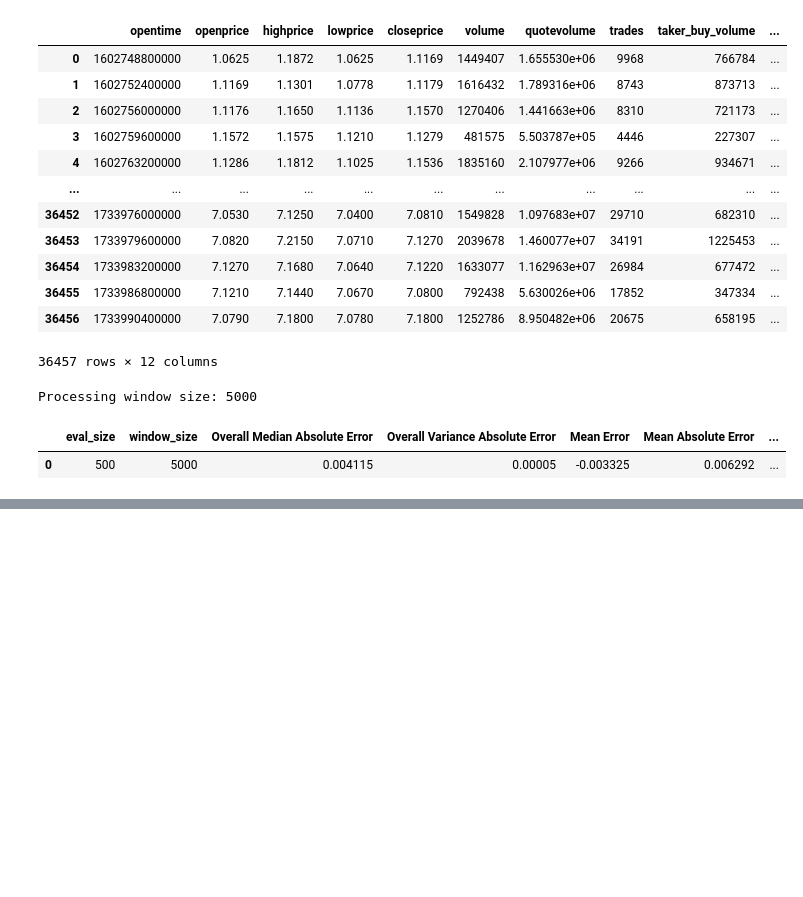
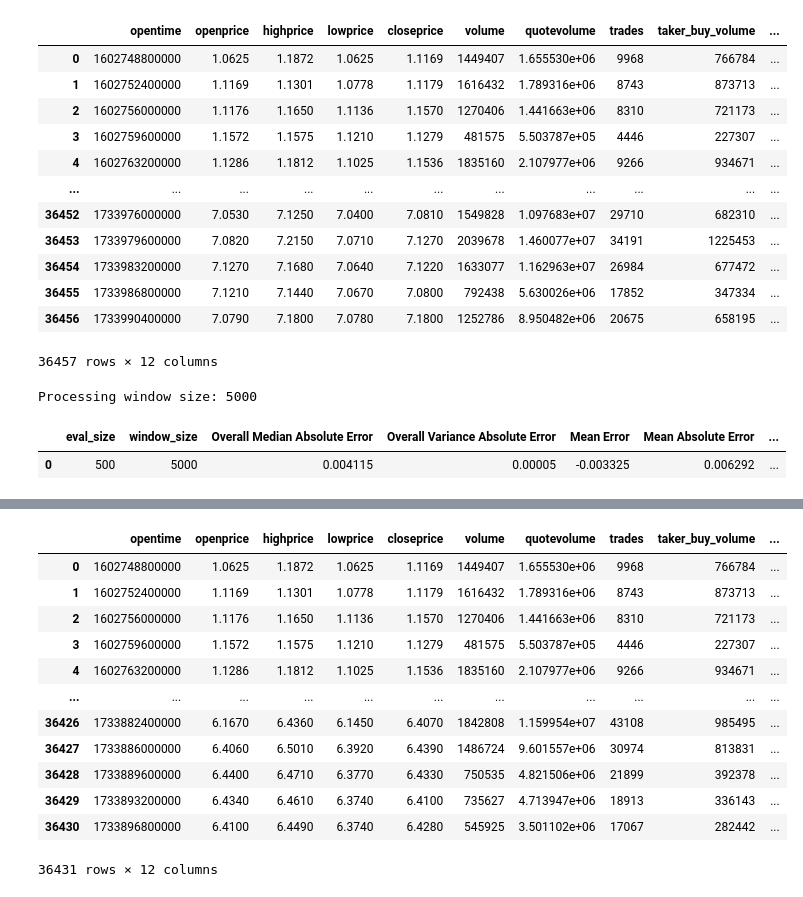
Before and after one commit to rheza-bitwyre/local-share-2, a Jupyter notebook: 02_NEAR_USDT/02_base_model.ipynb, the cells around one changed output, grey strips where cells are left out. Saved outputs shown, nothing was run; the diff lists cells and outputs as text; code cells hidden in the pictures; blank space fills up the shorter version.

```diff
--- a/02_NEAR_USDT/02_base_model.ipynb
+++ b/02_NEAR_USDT/02_base_model.ipynb
@@ -442,0 +472,7 @@ Processing window size: 5000
+# %%
+df_m = df.copy()
+
+# Calculate Volatility
+df_m.drop(columns=['coin','unused', 'closetime'], inplace=True)
+
+df_m
@@ -442,0 +493,30 @@ Processing window size: 5000
+# %%
+df_m['volatility'] = (df_m['highprice'] - df_m['lowprice']) / df_m['highprice']
+
+# Initialize the new column with zeros or NaN
+df_m['next_10h_avg_volatility'] = 0
+
+# Use a for loop to calculate the sum of shifts for the next 10 periods
+for i in range(1, 11):  # Loop through shifts from -1 to -10
+    df_m['next_10h_avg_volatility'] += df_m['volatility'].shift(-i)
+
+# Divide the summed values by 10 to get the average
+df_m['next_10h_avg_volatility'] /= 10
+
+df_m.dropna(inplace=True)
+
+df_m
+# %% [output]
+|  | opentime | openprice | highprice | lowprice | closeprice | volume | quotevolume | trades | taker_buy_volume | ... |
+| 0 | 1602748800000 | 1.0625 | 1.1872 | 1.0625 | 1.1169 | 1449407 | 1.655530e+06 | 9968 | 766784 | ... |
+| 1 | 1602752400000 | 1.1169 | 1.1301 | 1.0778 | 1.1179 | 1616432 | 1.789316e+06 | 8743 | 873713 | ... |
+| 2 | 1602756000000 | 1.1176 | 1.1650 | 1.1136 | 1.1570 | 1270406 | 1.441663e+06 | 8310 | 721173 | ... |
+| 3 | 1602759600000 | 1.1572 | 1.1575 | 1.1210 | 1.1279 | 481575 | 5.503787e+05 | 4446 | 227307 | ... |
+| 4 | 1602763200000 | 1.1286 | 1.1812 | 1.1025 | 1.1536 | 1835160 | 2.107977e+06 | 9266 | 934671 | ... |
+| ... | ... | ... | ... | ... | ... | ... | ... | ... | ... | ... |
+| 36426 | 1733882400000 | 6.1670 | 6.4360 | 6.1450 | 6.4070 | 1842808 | 1.159954e+07 | 43108 | 985495 | ... |
+| 36427 | 1733886000000 | 6.4060 | 6.5010 | 6.3920 | 6.4390 | 1486724 | 9.601557e+06 | 30974 | 813831 | ... |
+| 36428 | 1733889600000 | 6.4400 | 6.4710 | 6.3770 | 6.4330 | 750535 | 4.821506e+06 | 21899 | 392378 | ... |
+| 36429 | 1733893200000 | 6.4340 | 6.4610 | 6.3740 | 6.4100 | 735627 | 4.713947e+06 | 18913 | 336143 | ... |
+| 36430 | 1733896800000 | 6.4100 | 6.4490 | 6.3740 | 6.4280 | 545925 | 3.501102e+06 | 17067 | 282442 | ... |
+36431 rows × 12 columns
```
Also changed, not shown: parts of 16 cells of this notebook, 2 other files.
